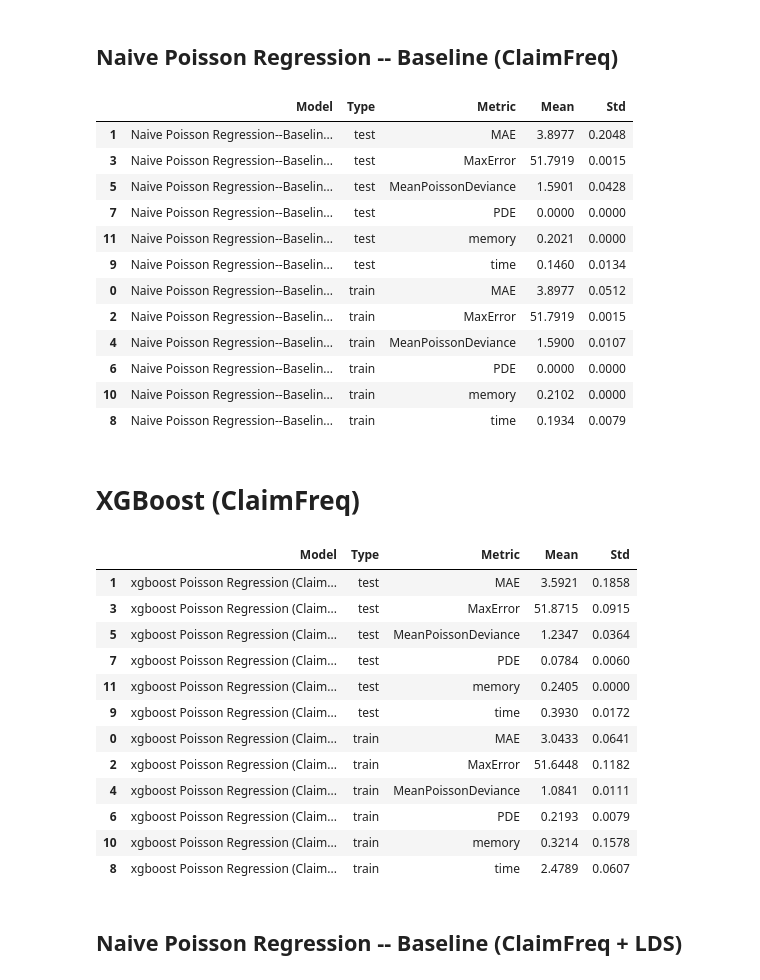
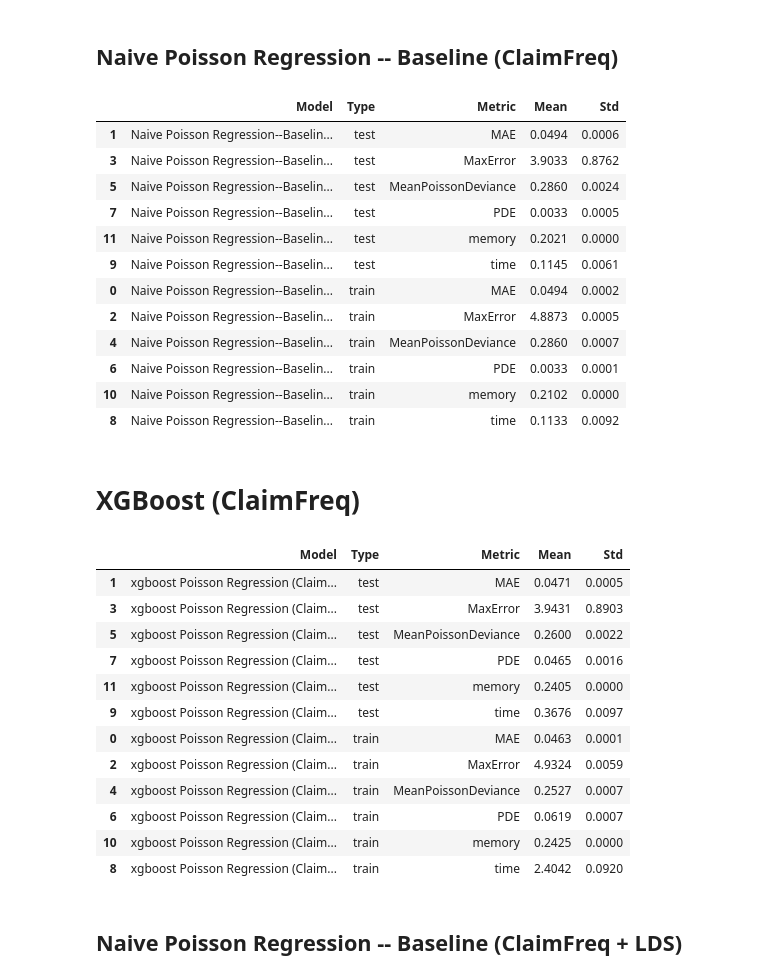
Before and after one commit to yueht23/PGPC2024, a Jupyter notebook: PipeLine_DIR.ipynb, the cells around one changed output. Cells and saved outputs as stored; diff of their text form; code cells hidden in the pictures.

```diff
--- a/PipeLine_DIR.ipynb
+++ b/PipeLine_DIR.ipynb
@@ -182,7 +213,7 @@ df = load_data()
 
 # replace target as Claim Frequency and drop and Exposure
 df["ClaimFreq"] = df["ClaimNb"]/df['Exposure']
-df["ClaimFreq"] = df["ClaimFreq"].clip(upper = 52)
+df["ClaimFreq"] = df["ClaimFreq"].clip(upper = 5)
 df.drop(columns = ['ClaimNb'], inplace=True)
 
 # drop Area AS it can be inferred from Region
@@ -253,7 +284,7 @@ for train_index, test_index in tqdm(kf5.split(X)):
     scores["test_memory"].append(peak / (1024 * 1024 * 1024))
 
     """Calculate the Metrics"""
-    scores = calculate_metrics(scores, y_train, y_pred_train, y_test, y_pred_test)
+    scores = calculate_metrics(scores, y_train*X_train['Exposure'], y_pred_train, y_test*X_test['Exposure'], y_pred_test)
 results.append(scores)
 print_scores(scores)
 # %% [output]
@@ -278,7 +309,7 @@ df = load_data()
 
 # replace target as Claim Frequency and drop and Exposure
 df["ClaimFreq"] = df["ClaimNb"]/df['Exposure']
-df["ClaimFreq"] = df["ClaimFreq"].clip(upper = 52)
+df["ClaimFreq"] = df["ClaimFreq"].clip(upper = 5)
 df.drop(columns = ['ClaimNb'], inplace=True)
 
 # drop Area AS it can be inferred from Region
@@ -340,8 +371,8 @@ for train_index, test_index in tqdm(kf5.split(X)):
     tracemalloc.start()
 
     # TODO: enter your model testing here
-    y_pred_train = model.predict(X_train)
-    y_pred_test = model.predict(X_test)
+    y_pred_train = model.predict(X_train)*X_train['Exposure']
+    y_pred_test = model.predict(X_test)*X_test['Exposure']
     # End of model testing
 
     end = time.time()
@@ -351,23 +382,23 @@ for train_index, test_index in tqdm(kf5.split(X)):
     scores["test_memory"].append(peak / (1024 * 1024 * 1024))
 
     """Calculate the Metrics"""
-    scores = calculate_metrics(scores, y_train, y_pred_train, y_test, y_pred_test)
+    scores = calculate_metrics(scores, y_train*X_train['Exposure'], y_pred_train, y_test*X_test['Exposure'], y_pred_test)
 results.append(scores)
 print_scores(scores)
 # %% [output]
 |  | Model | Type | Metric | Mean | Std |
-| 1 | Naive Poisson Regression--Baselin... | test | MAE | 3.8977 | 0.2048 |
-| 3 | Naive Poisson Regression--Baselin... | test | MaxError | 51.7919 | 0.0015 |
-| 5 | Naive Poisson Regression--Baselin... | test | MeanPoissonDeviance | 1.5901 | 0.0428 |
-| 7 | Naive Poisson Regression--Baselin... | test | PDE | 0.0000 | 0.0000 |
+| 1 | Naive Poisson Regression--Baselin... | test | MAE | 0.0494 | 0.0006 |
+| 3 | Naive Poisson Regression--Baselin... | test | MaxError | 3.9033 | 0.8762 |
+| 5 | Naive Poisson Regression--Baselin... | test | MeanPoissonDeviance | 0.2860 | 0.0024 |
+| 7 | Naive Poisson Regression--Baselin... | test | PDE | 0.0033 | 0.0005 |
 | 11 | Naive Poisson Regression--Baselin... | test | memory | 0.2021 | 0.0000 |
-| 9 | Naive Poisson Regression--Baselin... | test | time | 0.1460 | 0.0134 |
-| 0 | Naive Poisson Regression--Baselin... | train | MAE | 3.8977 | 0.0512 |
-| 2 | Naive Poisson Regression--Baselin... | train | MaxError | 51.7919 | 0.0015 |
-| 4 | Naive Poisson Regression--Baselin... | train | MeanPoissonDeviance | 1.5900 | 0.0107 |
-| 6 | Naive Poisson Regression--Baselin... | train | PDE | 0.0000 | 0.0000 |
+| 9 | Naive Poisson Regression--Baselin... | test | time | 0.1145 | 0.0061 |
+| 0 | Naive Poisson Regression--Baselin... | train | MAE | 0.0494 | 0.0002 |
+| 2 | Naive Poisson Regression--Baselin... | train | MaxError | 4.8873 | 0.0005 |
+| 4 | Naive Poisson Regression--Baselin... | train | MeanPoissonDeviance | 0.2860 | 0.0007 |
+| 6 | Naive Poisson Regression--Baselin... | train | PDE | 0.0033 | 0.0001 |
 | 10 | Naive Poisson Regression--Baselin... | train | memory | 0.2102 | 0.0000 |
-| 8 | Naive Poisson Regression--Baselin... | train | time | 0.1934 | 0.0079 |
+| 8 | Naive Poisson Regression--Baselin... | train | time | 0.1133 | 0.0092 |
 # %% [markdown]
 # XGBoost (ClaimFreq)
 # %%
@@ -375,7 +406,7 @@ print_scores(scores)
 df = load_data()
 
 df["ClaimFreq"] = df["ClaimNb"]/df['Exposure']
-df["ClaimFreq"] = df["ClaimFreq"].clip(upper = 52)
+df["ClaimFreq"] = df["ClaimFreq"].clip(upper = 5)
 df.drop(columns = ['ClaimNb'], inplace=True)
 
 # drop Area AS it can be inferred from Region
@@ -447,48 +478,48 @@ for train_index, test_index in tqdm(kf5.split(X)):
     """Train the model"""
     tracemalloc.start()
     start = time.time()
 
     # TODO: enter your model training here
     model = xgboost_poisson_model.fit(X_train, y_train)
 
     end = time.time()
     _, peak = tracemalloc.get_traced_memory()
     tracemalloc.stop()
     scores["train_time"].append(end - start)
     scores["train_memory"].append(peak / (1024 * 1024 * 1024))
 
     """Test the model"""
     start = time.time()
     tracemalloc.start()
 
     # TODO: enter your model testing here
-    y_pred_train = model.predict(X_train)
-    y_pred_test = model.predict(X_test)
+    y_pred_train = model.predict(X_train)*X_train['Exposure']
+    y_pred_test = model.predict(X_test)*X_test['Exposure']
 
     end = time.time()
     _, peak = tracemalloc.get_traced_memory()
     tracemalloc.stop()
     scores["test_time"].append(end - start)
     scores["test_memory"].append(peak / (1024 * 1024 * 1024))
 
     """Calculate the Metrics"""
-    scores = calculate_metrics(scores, y_train, y_pred_train, y_test, y_pred_test)
+    scores = calculate_metrics(scores, y_train*X_train['Exposure'], y_pred_train, y_test*X_test['Exposure'], y_pred_test)
 results.append(scores)
 print_scores(scores)
 # %% [output]
 |  | Model | Type | Metric | Mean | Std |
-| 1 | xgboost Poisson Regression (Claim... | test | MAE | 3.5921 | 0.1858 |
-| 3 | xgboost Poisson Regression (Claim... | test | MaxError | 51.8715 | 0.0915 |
-| 5 | xgboost Poisson Regression (Claim... | test | MeanPoissonDeviance | 1.2347 | 0.0364 |
-| 7 | xgboost Poisson Regression (Claim... | test | PDE | 0.0784 | 0.0060 |
+| 1 | xgboost Poisson Regression (Claim... | test | MAE | 0.0471 | 0.0005 |
+| 3 | xgboost Poisson Regression (Claim... | test | MaxError | 3.9431 | 0.8903 |
+| 5 | xgboost Poisson Regression (Claim... | test | MeanPoissonDeviance | 0.2600 | 0.0022 |
+| 7 | xgboost Poisson Regression (Claim... | test | PDE | 0.0465 | 0.0016 |
 | 11 | xgboost Poisson Regression (Claim... | test | memory | 0.2405 | 0.0000 |
-| 9 | xgboost Poisson Regression (Claim... | test | time | 0.3930 | 0.0172 |
-| 0 | xgboost Poisson Regression (Claim... | train | MAE | 3.0433 | 0.0641 |
-| 2 | xgboost Poisson Regression (Claim... | train | MaxError | 51.6448 | 0.1182 |
-| 4 | xgboost Poisson Regression (Claim... | train | MeanPoissonDeviance | 1.0841 | 0.0111 |
-| 6 | xgboost Poisson Regression (Claim... | train | PDE | 0.2193 | 0.0079 |
-| 10 | xgboost Poisson Regression (Claim... | train | memory | 0.3214 | 0.1578 |
-| 8 | xgboost Poisson Regression (Claim... | train | time | 2.4789 | 0.0607 |
+| 9 | xgboost Poisson Regression (Claim... | test | time | 0.3676 | 0.0097 |
+| 0 | xgboost Poisson Regression (Claim... | train | MAE | 0.0463 | 0.0001 |
+| 2 | xgboost Poisson Regression (Claim... | train | MaxError | 4.9324 | 0.0059 |
+| 4 | xgboost Poisson Regression (Claim... | train | MeanPoissonDeviance | 0.2527 | 0.0007 |
+| 6 | xgboost Poisson Regression (Claim... | train | PDE | 0.0619 | 0.0007 |
+| 10 | xgboost Poisson Regression (Claim... | train | memory | 0.2425 | 0.0000 |
+| 8 | xgboost Poisson Regression (Claim... | train | time | 2.4042 | 0.0920 |
 # %% [markdown]
 ## Naive Poisson Regression -- Baseline (ClaimFreq + LDS)
 # %%
```
Also changed, not shown: parts of 13 cells of this notebook.
